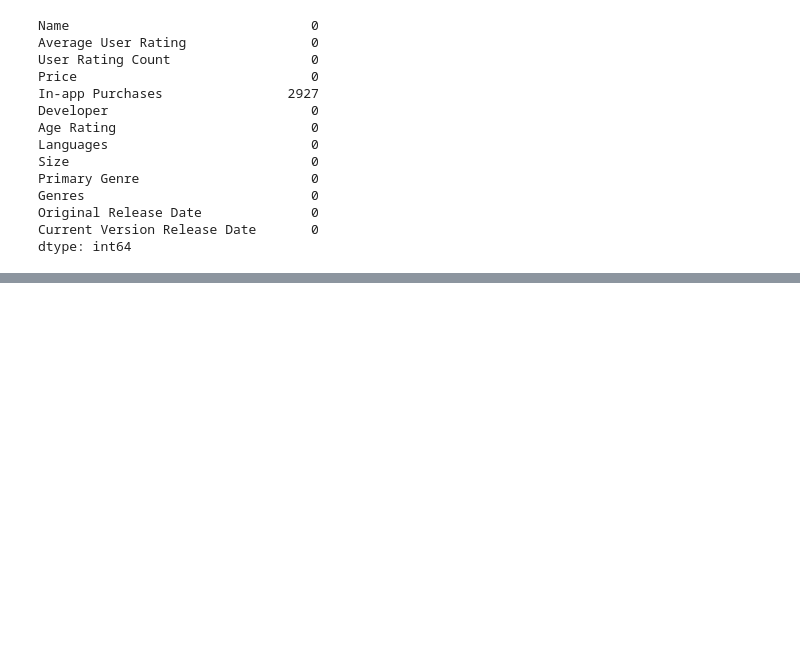
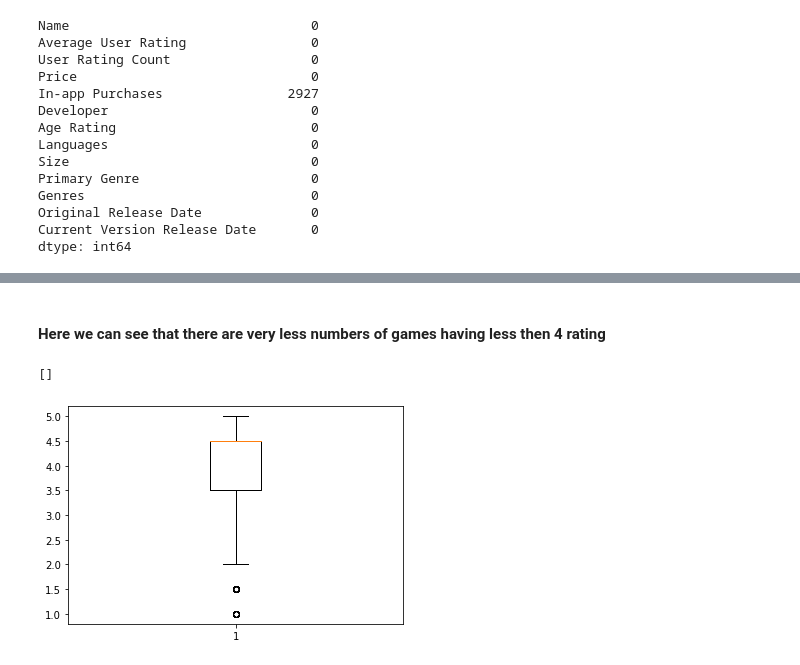
Before and after one commit to adiathi/Mobile-Games-Success-And-Failure-Rate, a Jupyter notebook: EDA Project.ipynb, the cells around one changed output, grey strips where cells are left out. Cells and saved outputs as stored; diff of their text form; code cells hidden in the pictures; blank space fills up the shorter version.

```diff
--- a/EDA Project.ipynb
+++ b/EDA Project.ipynb
@@ -183,0 +260,9 @@ ndata['In-app Purchases'].nunique()
+# %% [markdown]
+#### Here we can see that there are very less numbers of games having less then 4 rating
+# %%
+# Now Plotting Boxplot to detect the outlires
+plt.boxplot(ndata['Average User Rating'])
+plt.plot()
+# %% [output]
+[]
+[figure, added]
```
Also changed, not shown: parts of 64 cells of this notebook, 1 other file.
